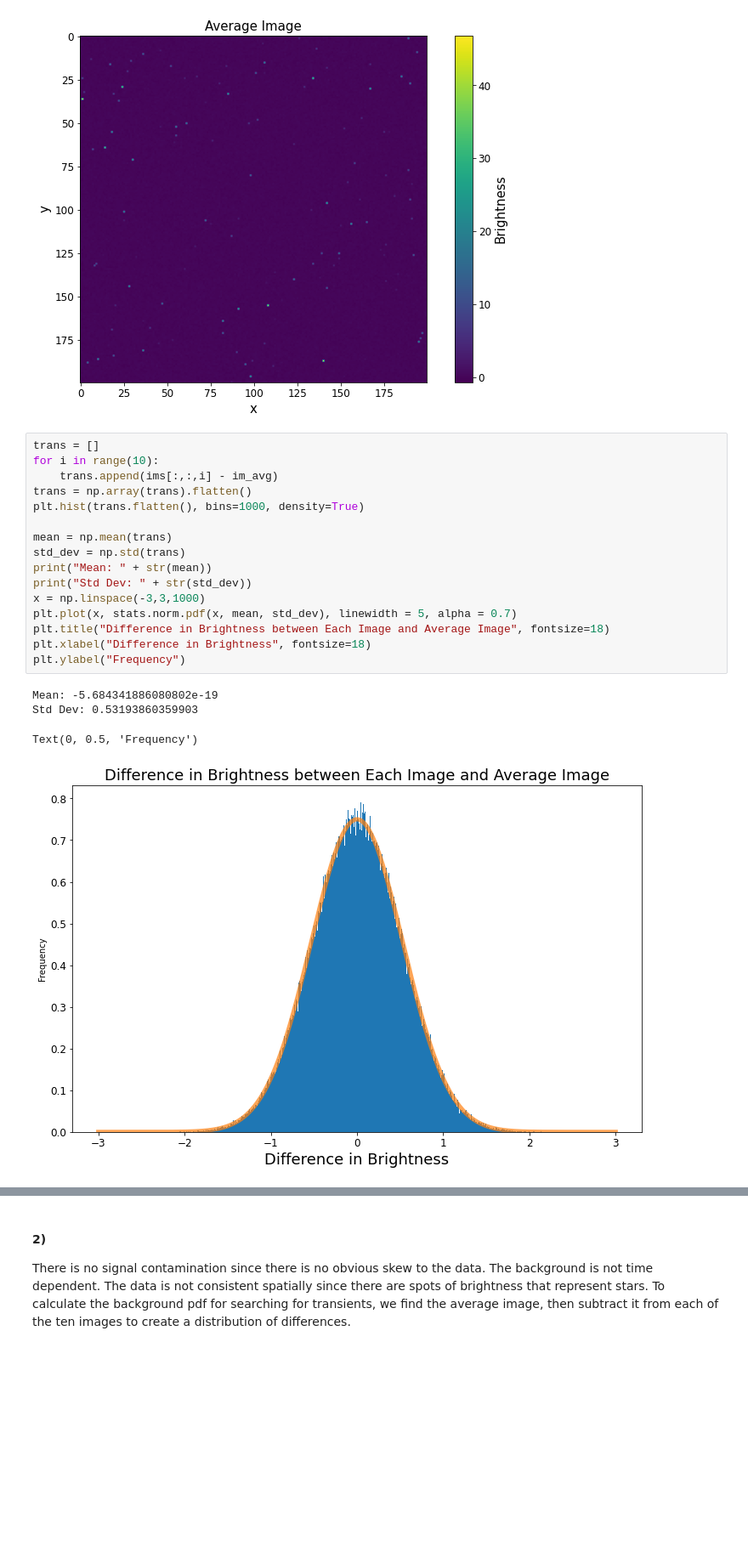
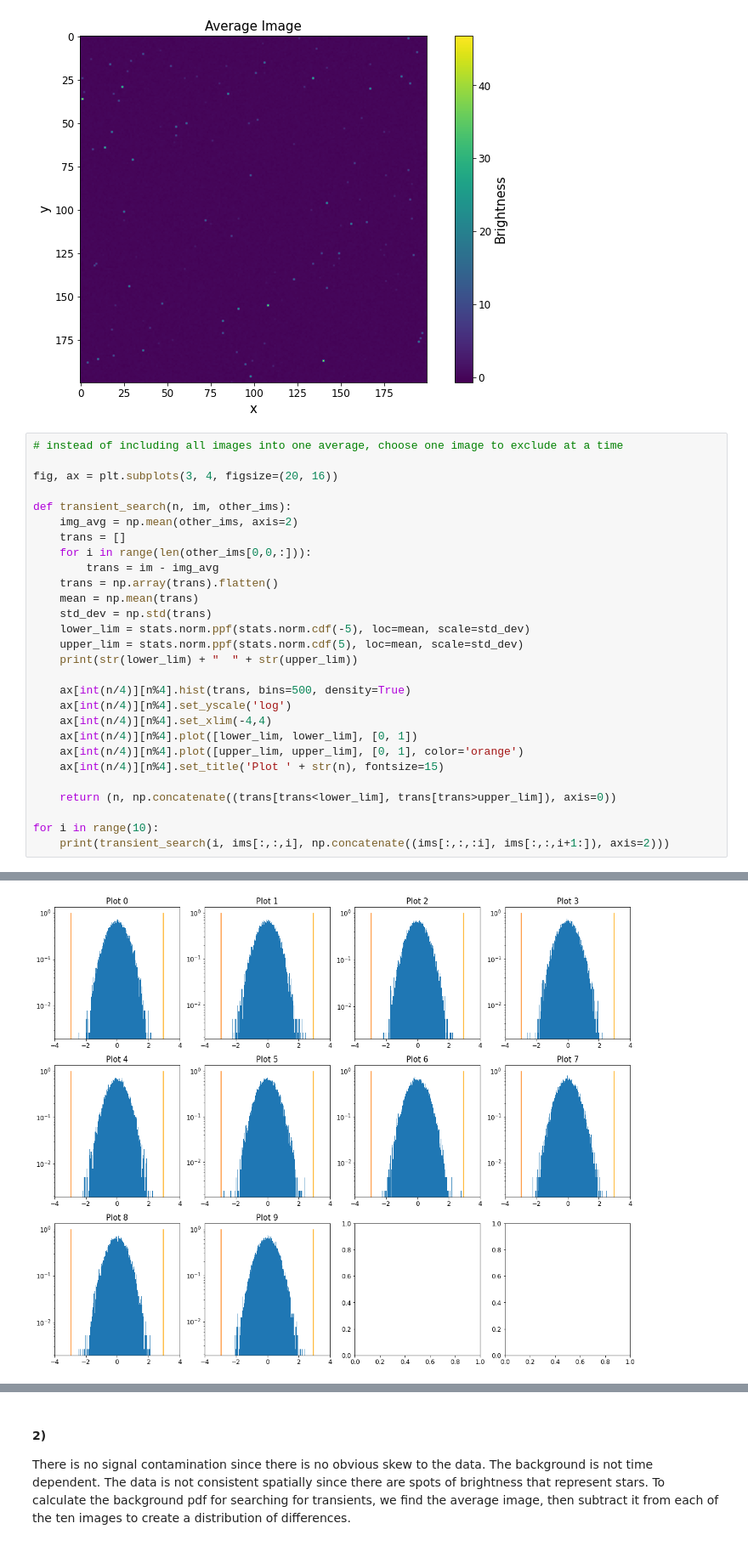
Before and after one commit to davidh28/Phys434_Lab4, a Jupyter notebook: Lab4.ipynb, the cells around one changed output, grey strips where cells are left out. Shown at 85% size. Cells and saved outputs as stored; diff of their text form; blank space fills up the shorter version.

Commit message:
Working on looking for transients

```diff
--- a/Lab4.ipynb
+++ b/Lab4.ipynb
@@ -298,24 +298,32 @@ cbar = plt.colorbar()
 cbar.set_label('Brightness', fontsize=15)
 # %% [output]
 [figure]
-# %%
-trans = []
-for i in range(10):
-    trans.append(ims[:,:,i] - im_avg)
-trans = np.array(trans).flatten()
-plt.hist(trans.flatten(), bins=1000, density=True)
-
-mean = np.mean(trans)
-std_dev = np.std(trans)
-print("Mean: " + str(mean))
-print("Std Dev: " + str(std_dev))
-x = np.linspace(-3,3,1000)
-plt.plot(x, stats.norm.pdf(x, mean, std_dev), linewidth = 5, alpha = 0.7)
-plt.title("Difference in Brightness between Each Image and Average Image", fontsize=18)
-plt.xlabel("Difference in Brightness", fontsize=18)
-plt.ylabel("Frequency")
-# %% [output]
-Mean: -5.684341886080802e-19
-Std Dev: 0.53193860359903
-Text(0, 0.5, 'Frequency')
-[figure, removed]
+# %%
+# instead of including all images into one average, choose one image to exclude at a time
+
+fig, ax = plt.subplots(3, 4, figsize=(20, 16))
+
+def transient_search(n, im, other_ims):
+    img_avg = np.mean(other_ims, axis=2)
+    trans = []
+    for i in range(len(other_ims[0,0,:])):
+        trans = im - img_avg
+    trans = np.array(trans).flatten()
+    mean = np.mean(trans)
+    std_dev = np.std(trans)
+    lower_lim = stats.norm.ppf(stats.norm.cdf(-5), loc=mean, scale=std_dev)
+    upper_lim = stats.norm.ppf(stats.norm.cdf(5), loc=mean, scale=std_dev)
+    print(str(lower_lim) + "  " + str(upper_lim))
+
+    ax[int(n/4)][n%4].hist(trans, bins=500, density=True)
+    ax[int(n/4)][n%4].set_yscale('log')
+    ax[int(n/4)][n%4].set_xlim(-4,4)
+    ax[int(n/4)][n%4].plot([lower_lim, lower_lim], [0, 1])
+    ax[int(n/4)][n%4].plot([upper_lim, upper_lim], [0, 1], color='orange')
+    ax[int(n/4)][n%4].set_title('Plot ' + str(n), fontsize=15)
+
+    return (n, np.concatenate((trans[trans<lower_lim], trans[trans>upper_lim]), axis=0))
+
+for i in range(10):
+    print(transient_search(i, ims[:,:,i], np.concatenate((ims[:,:,:i], ims[:,:,i+1:]), axis=2)))
+# %% [output]
@@ -321,0 +350 @@ Text(0, 0.5, 'Frequency')
+[figure, added]
```
Also changed, not shown: parts of 3 cells of this notebook.
